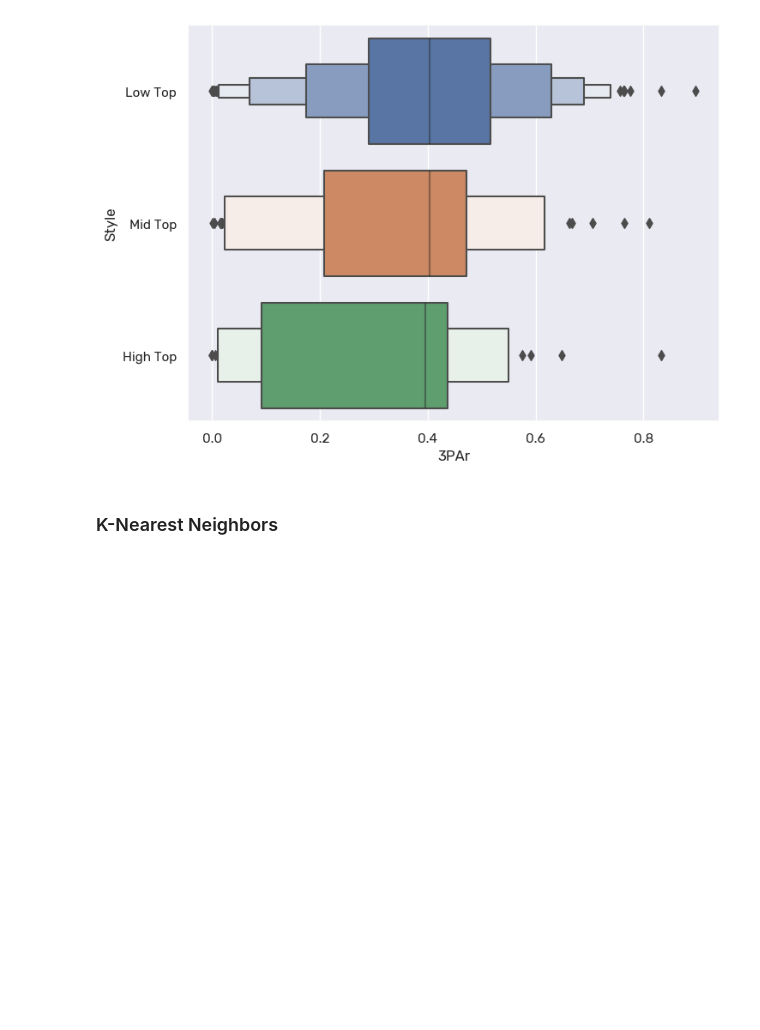
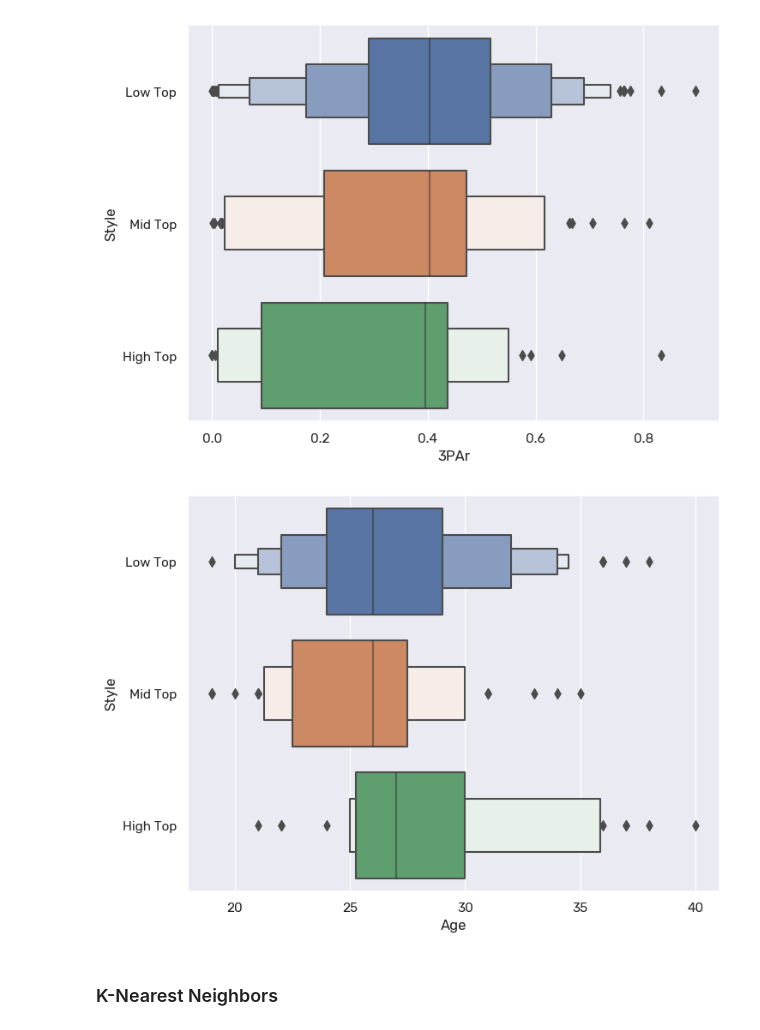
Before and after one commit to sejaldua/baller-shoes, a Jupyter notebook: notebooks/experiment3/predict-footwear.ipynb, the cells around one changed output. Drawn from its saved outputs; the diff is of its cells as text; code cells hidden in the pictures; blank space fills up the shorter version.

```diff
--- a/notebooks/experiment3/predict-footwear.ipynb
+++ b/notebooks/experiment3/predict-footwear.ipynb
@@ -142,6 +144,12 @@ sns.boxenplot(data=df, x='3PAr', y='Style')
 fig.savefig('./../../figures/3par_vs_style.png')
 # %% [output]
 [figure]
+# %%
+fig, ax = plt.subplots(figsize=(8,6))
+sns.boxenplot(data=df, x='Age', y='Style')
+fig.savefig('./../../figures/age_vs_style.png')
+# %% [output]
+[figure, added]
 # %% [markdown]
 ### K-Nearest Neighbors
 # %%
```
Also changed, not shown: parts of 13 cells of this notebook, 6 other files.
